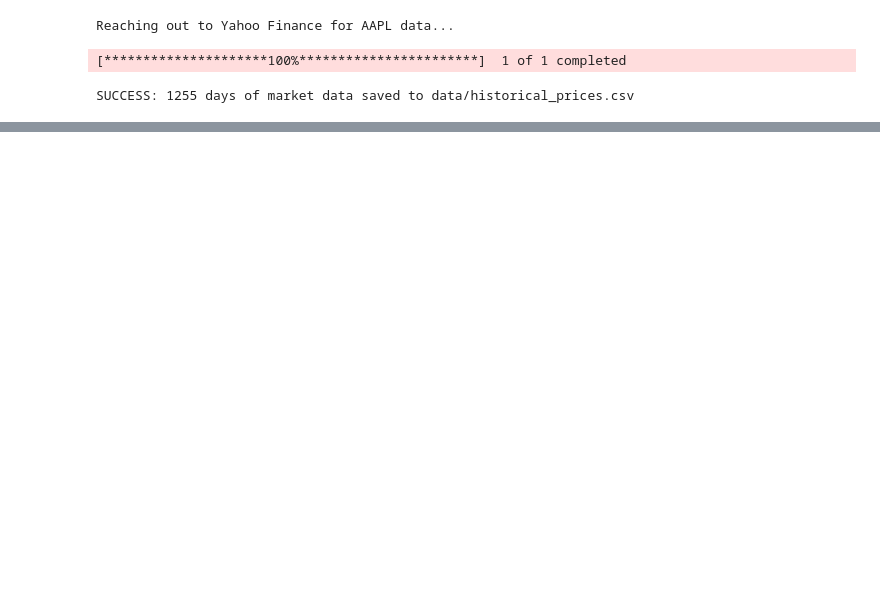
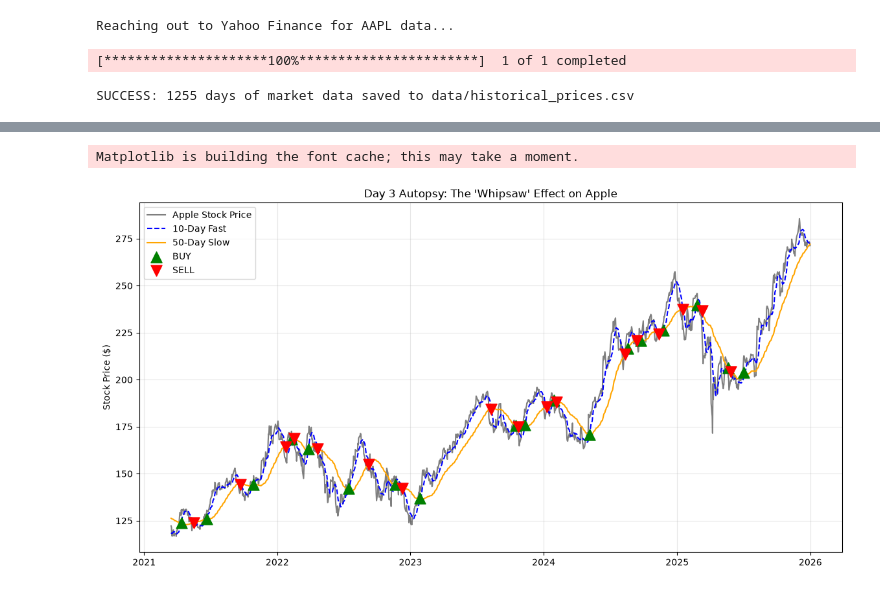
Before and after one commit to aditya0-0-1/quant_backtester, a Jupyter notebook: research.ipynb, the cells around one changed output, grey strips where cells are left out. Drawn from its saved outputs; the diff is of its cells as text; code cells hidden in the pictures; blank space fills up the shorter version.

```diff
--- a/research.ipynb
+++ b/research.ipynb
@@ -42,0 +191,18 @@ df.head()
+# %%
+# 1. Calculate the daily percentage change of the stock itself (Buy and Hold strategy)
+# .pct_change() calculates how much the price jumped or dropped compared to yesterday
+df['Stock_Returns'] = df['Close'].pct_change()
+
+# 2. Calculate OUR Algorithm's returns!
+# We shift the signal down by 1 day. Why? Because if the signal says 'BUY' at the very
+# end of today, we don't make money until tomorrow's price movement!
+df['Algo_Returns'] = df['Signal'].shift(1) * df['Stock_Returns']
+
+# 3. Calculate the cumulative compound growth of $1 invested in both strategies
+# (Don't worry about the complex math here, it just adds up all the daily percentages)
+df['Stock_Cumulative'] = (1 + df['Stock_Returns']).cumprod()
+df['Algo_Cumulative'] = (1 + df['Algo_Returns']).cumprod()
+
+# Print the final score!
+print("Final Output:")
+print(df[['Stock_Cumulative', 'Algo_Cumulative']].tail())
@@ -42,0 +289,38 @@ df.head()
+# %%
+import matplotlib.pyplot as plt
+
+# 1. Set up the canvas (14 inches wide, 7 inches tall
+plt.figure(figsize=(14, 7))
+
+# 2. Draw the main lines: Stock Price, Fast Line, and Slow Line
+# alpha=0.5 makes the stock price slightly transparent so the MAs stand out
+plt.plot(df.index, df['Close'],  label='Apple Stock Price', color='black', alpha=0.5)
+plt.plot(df.index, df['SMA_10'], label='10-Day Fast', color='blue', linestyle='--')
+plt.plot(df.index, df['SMA_50'], label='50-Day Slow', color='orange')
+
+# 3. Edge Detection: Find the exact day the signal FLIPPE
+# .diff() subtracts yesterday's signal from today's signal.
+# If it goes from -1 to 1, the difference is +2 (A state change!)
+df['State_Change'] = df['Signal'].diff()
+
+# 4. Paint the Buy Arrows (Green, pointing UP)
+# Filter for days where the state change is greater than 0
+buy_signals = df[df['State_Change'] > 0]
+plt.scatter(buy_signals.index, buy_signals['SMA_10'], marker='^', color='green', s=150, label='BUY', zorder=5)
+
+# 5. Paint the Sell Arrows (Red, pointing DOWN)
+# Filter for days where the state change is less than 0
+sell_signals = df[df['State_Change'] < 0]
+plt.scatter(sell_signals.index, sell_signals['SMA_10'], marker='v', color='red', s=150, label='SELL', zorder=5)
+
+# 6. Make it look professional (Titles, Grids, Legends)
+plt.title("Day 3 Autopsy: The 'Whipsaw' Effect on Apple")
+plt.ylabel("Stock Price ($)")
+plt.legend()
+plt.grid(True, alpha=0.3)
+
+# Render the final image!
+plt.show()
+# %% [output]
+Matplotlib is building the font cache; this may take a moment.
+[figure, added]
```
Also changed, not shown: parts of 13 cells of this notebook, 1 other file.
